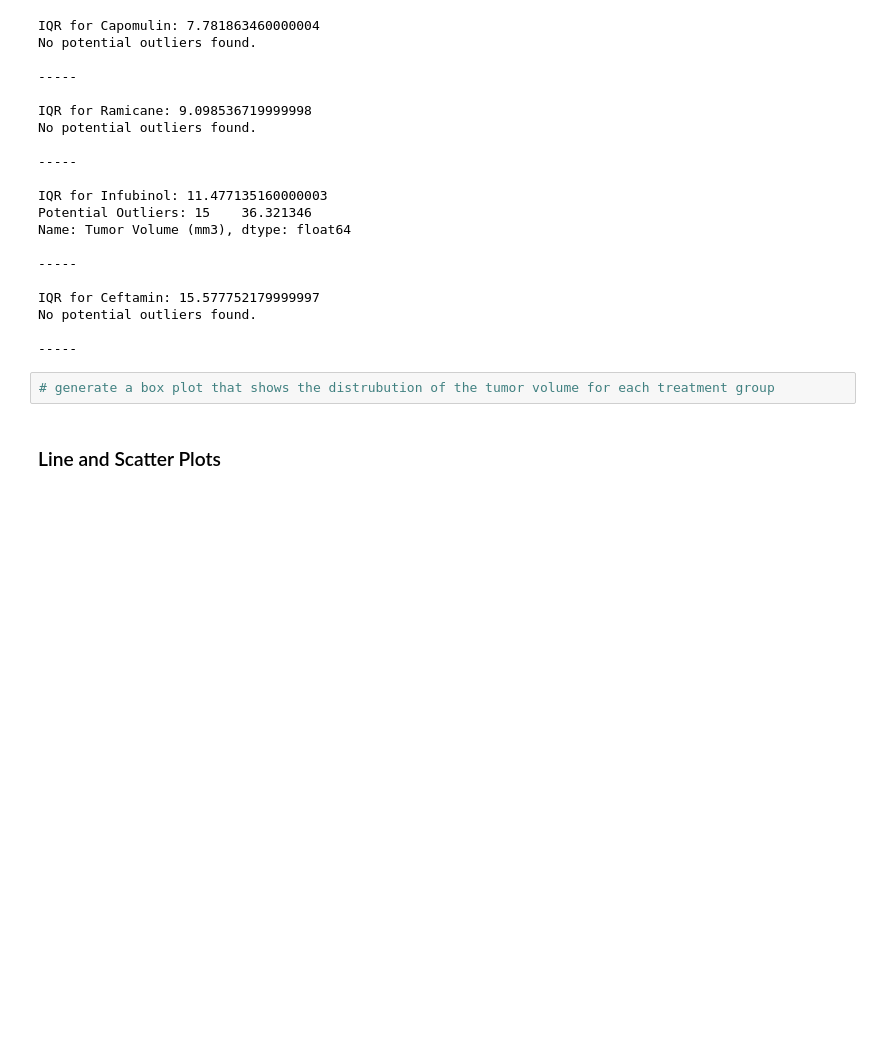
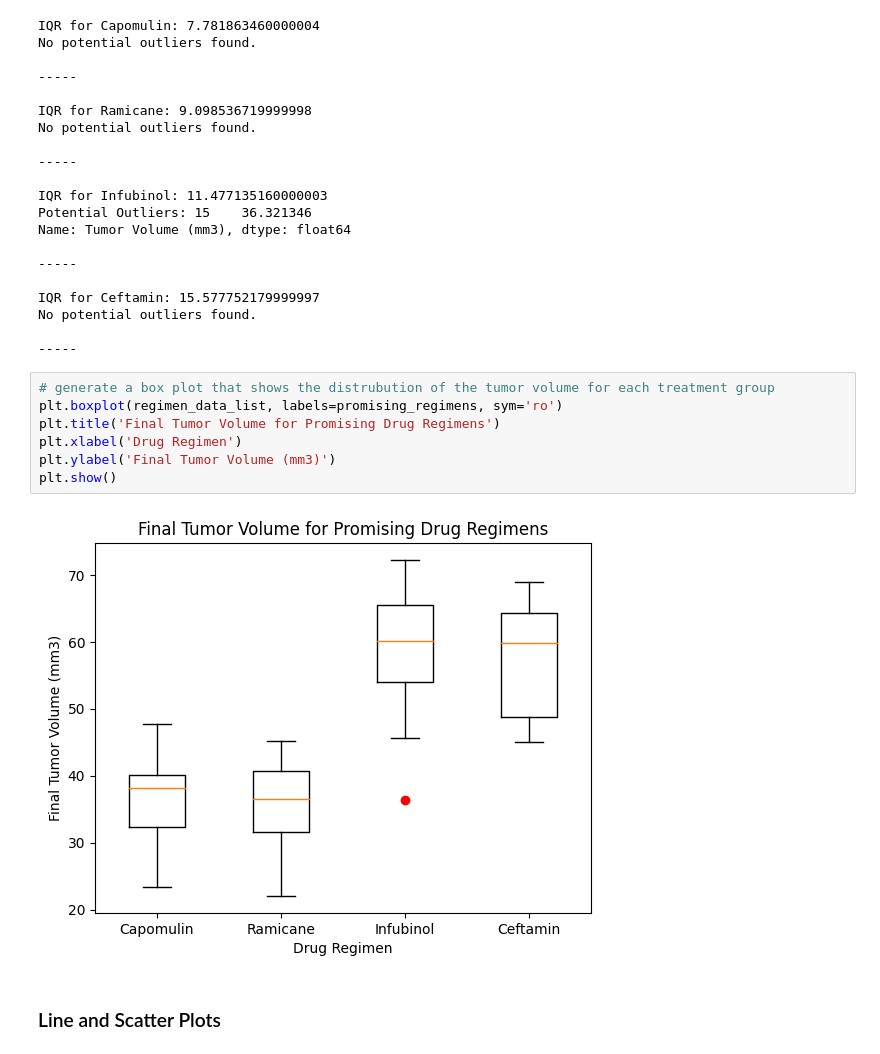
Before and after one commit to dmldatasci/matplotlib-challenge, a Jupyter notebook: pymaceuticals.ipynb, the cells around one changed output. Drawn from its saved outputs; the diff is of its cells as text; blank space fills up the shorter version.

Commit message:
Completed boxplots.

```diff
--- a/pymaceuticals.ipynb
+++ b/pymaceuticals.ipynb
@@ -267,6 +267,13 @@ No potential outliers found.
 -----
 # %%
 # generate a box plot that shows the distrubution of the tumor volume for each treatment group
+plt.boxplot(regimen_data_list, labels=promising_regimens, sym='ro')
+plt.title('Final Tumor Volume for Promising Drug Regimens')
+plt.xlabel('Drug Regimen')
+plt.ylabel('Final Tumor Volume (mm3)')
+plt.show()
+# %% [output]
+[figure, added]
 # %% [markdown]
 ### Line and Scatter Plots
 # %%
```
